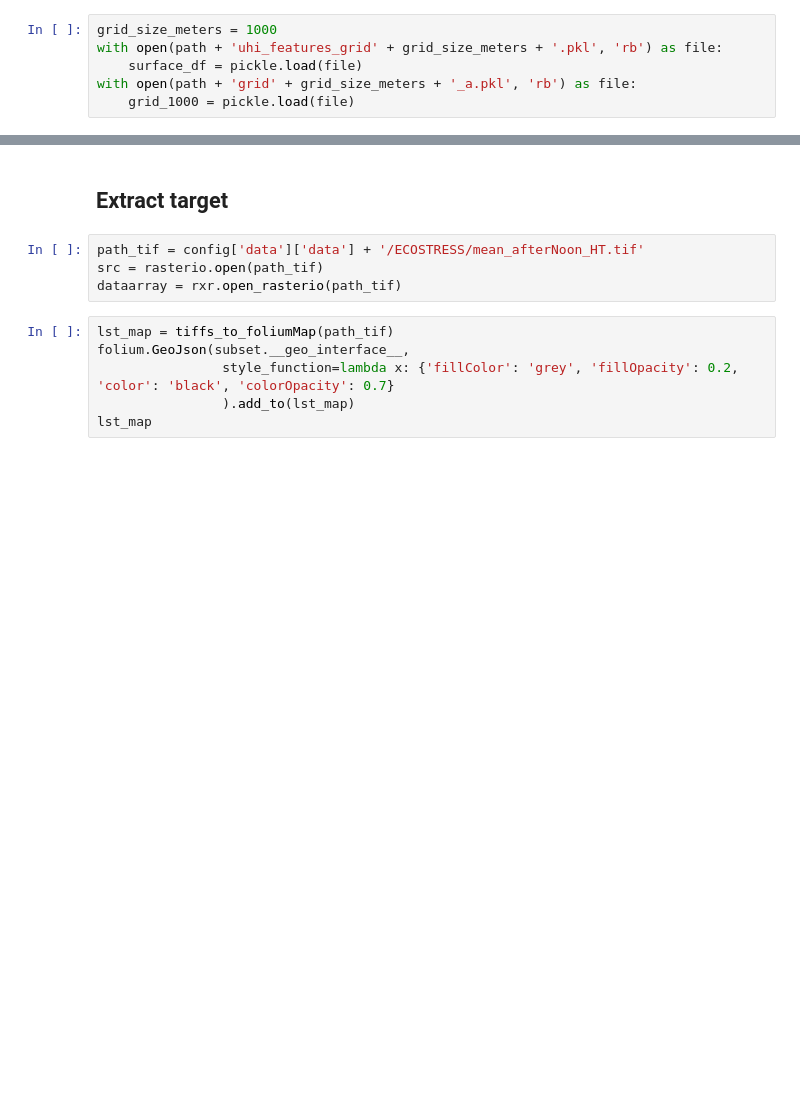
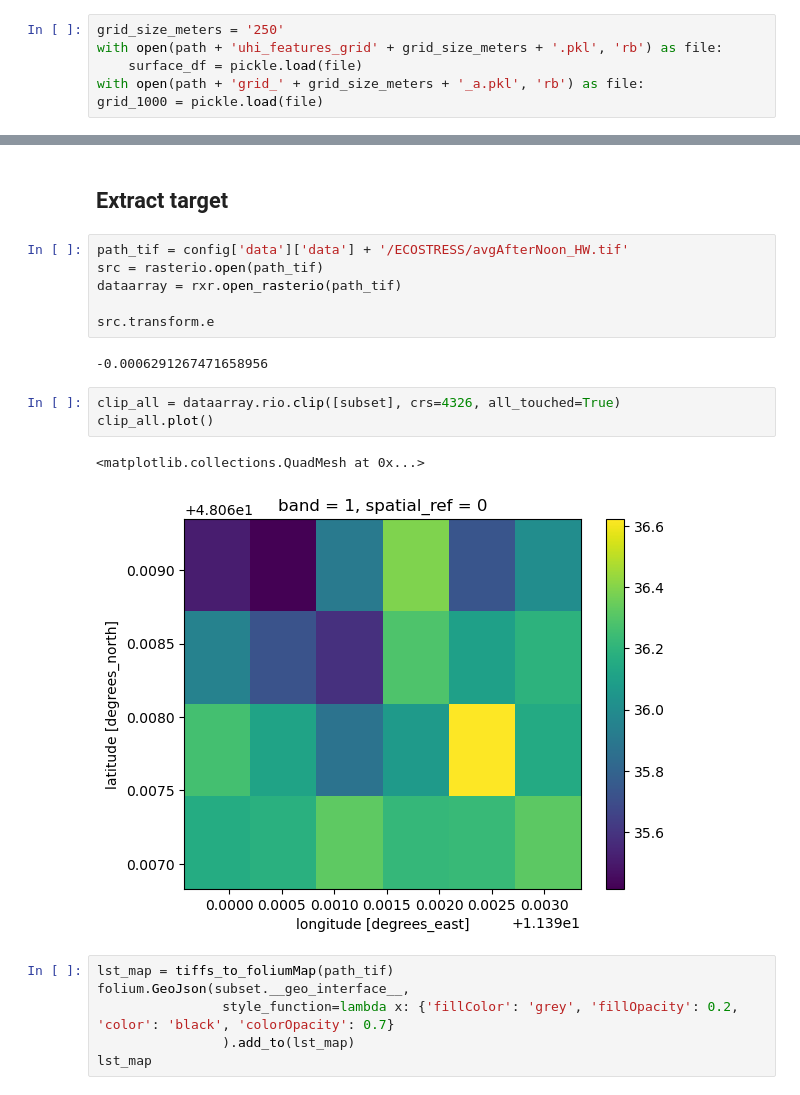
Before and after one commit to MGenschow/DS_Project, a Jupyter notebook: modules/models/UHI_modeling/disaggregate_target.ipynb, the cells around one changed output, grey strips where cells are left out. Drawn from its saved outputs; the diff is of its cells as text; blank space fills up the shorter version.

Commit message:
Increase Ecostress data quality

```diff
--- a/modules/models/UHI_modeling/disaggregate_target.ipynb
+++ b/modules/models/UHI_modeling/disaggregate_target.ipynb
@@ -33,20 +33,30 @@ from models.UHI_modeling.disaggregate import *
 # %%
 path = config['data']['dwd'] + '/uhi_model/'
 # %%
-grid_size_meters = 1000
+grid_size_meters = '250'
 with open(path + 'uhi_features_grid' + grid_size_meters + '.pkl', 'rb') as file:
     surface_df = pickle.load(file)
-with open(path + 'grid' + grid_size_meters + '_a.pkl', 'rb') as file:
-    grid_1000 = pickle.load(file)
+with open(path + 'grid_' + grid_size_meters + '_a.pkl', 'rb') as file:
+grid_1000 = pickle.load(file)
 # %%
 grid_polygon_index = 5
 subset = grid_1000.iloc[grid_polygon_index,:].geometry
 # %% [markdown]
 ## Extract target
 # %%
-path_tif = config['data']['data'] + '/ECOSTRESS/mean_afterNoon_HT.tif'
+path_tif = config['data']['data'] + '/ECOSTRESS/avgAfterNoon_HW.tif'
 src = rasterio.open(path_tif)
 dataarray = rxr.open_rasterio(path_tif)
+
+src.transform.e
+# %% [output]
+-0.0006291267471658956
+# %%
+clip_all = dataarray.rio.clip([subset], crs=4326, all_touched=True)
+clip_all.plot()
+# %% [output]
+<matplotlib.collections.QuadMesh at 0x...>
+[figure, added]
 # %%
 lst_map = tiffs_to_foliumMap(path_tif)
 folium.GeoJson(subset.__geo_interface__,
```
Also changed, not shown: parts of 3 cells of this notebook, 2 other files.
